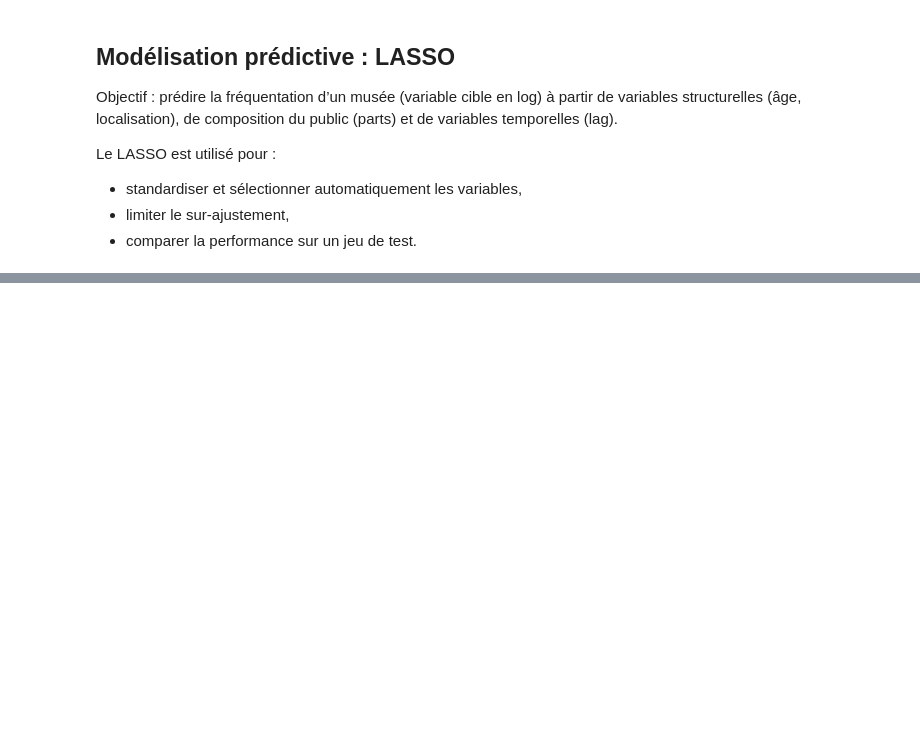
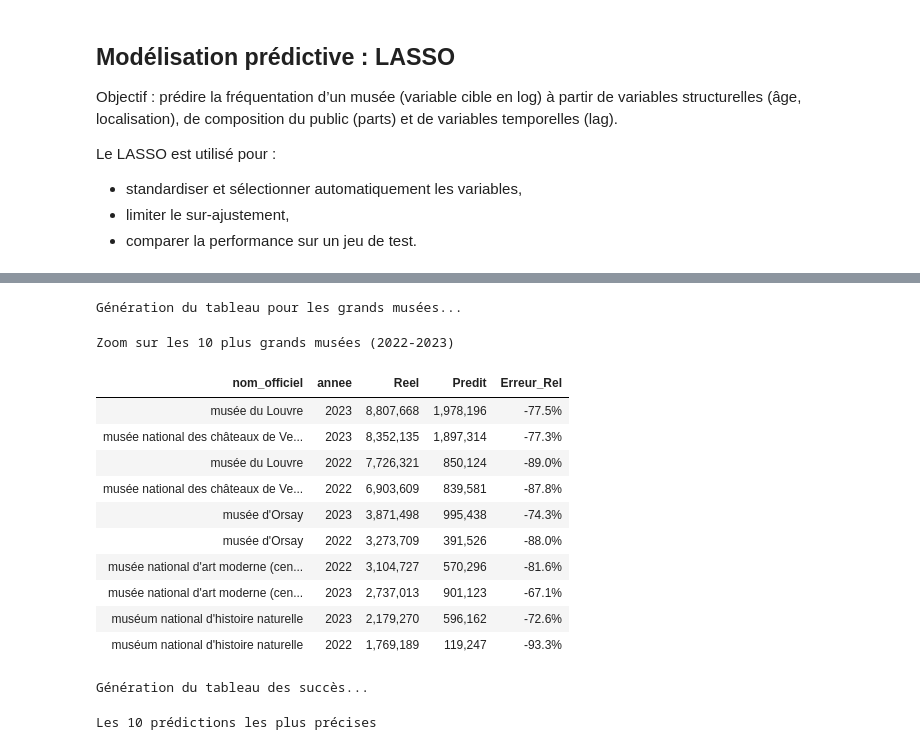
Before and after one commit to emmabezombes/prediction-musee, a Jupyter notebook: notebook/notebook_musees_test_valou.ipynb, the cells around one changed output, grey strips where cells are left out. Drawn from its saved outputs; the diff is of its cells as text; code cells hidden in the pictures; blank space fills up the shorter version.

```diff
--- a/notebook/notebook_musees_test_valou.ipynb
+++ b/notebook/notebook_musees_test_valou.ipynb
@@ -998,0 +1053,71 @@ Il convient toutefois de souligner que les résultats obtenus portent exclusivem
+# %%
+# ==============================================================================
+# 9. TABLEAU DES RESULTATS
+# ==============================================================================
+#!pip install Jinja2
+
+def afficher_tableau_propre(df_input, titre="Résultats"):
+    """
+    Fonction pour styliser le tableau des résultats :
+    - Formatage des grands nombres
+    - Barres de couleur pour l'erreur
+    - Code couleur pour la précision
+    """
+    # On sélectionne les colonnes utiles
+    cols = ["nom_officiel", "annee", "Reel", "Predit", "Erreur_Rel"]
+
+    # On crée une copie pour ne pas modifier l'original
+    style_df = df_input[cols].copy()
+
+    # Configuration du style
+    return (style_df.style
+            .format({
+                "Reel": "{:,.0f}",       # Séparateur de milliers
+                "Predit": "{:,.0f}",     # Séparateur de milliers
+                "Erreur_Rel": "{:+.1f}%" # Pourcentage avec signe + ou -
+            })
+            # Barre colorée pour visualiser l'ampleur de l'erreur (rouge si négatif, bleu si positif)
+            .bar(subset=["Erreur_Rel"], align='mid', color=['#d65f5f', '#5fba7d'])
+
+            # Titre et alignement
+            .set_caption(f"{titre}")
+            .set_properties(**{'text-align': 'right'}, subset=["Reel", "Predit", "Erreur_Rel"])
+            .set_table_styles([
+                {'selector': 'th', 'props': [('background-color', '#4e79a7'), ('color', 'white'), ('text-align', 'center')]},
+                {'selector': 'caption', 'props': [('font-size', '16px'), ('font-weight', 'bold'), ('margin-bottom', '10px')]}
+            ])
+            # On cache l'index numéroté (0, 1, 2...) pour faire plus propre
+            .hide(axis="index")
+    )
+
+# --- 1. ZOOM SUR LES "GÉANTS" (Top 10 fréquentation) ---
+# On prend les musées les plus fréquentés du jeu de test
+top_frequentation = df_results.sort_values("Reel", ascending=False).head(10)
+
+print("Génération du tableau pour les grands musées...")
+display(afficher_tableau_propre(top_frequentation, titre="Zoom sur les 10 plus grands musées (2022-2023)"))
+
+# --- 2. LES MEILLEURES PRÉDICTIONS ---
+# On prend les musées où l'erreur est la plus proche de 0 (et qui ont une taille significative > 5000)
+top_succes = df_results[df_results["Reel"] > 5000].copy()
+top_succes["abs_err"] = top_succes["Erreur_Rel"].abs()
+top_succes = top_succes.sort_values("abs_err").head(10)
+
+print("\nGénération du tableau des succès...")
+display(afficher_tableau_propre(top_succes, titre="Les 10 prédictions les plus précises"))
+# %% [output]
+Génération du tableau pour les grands musées...
+Zoom sur les 10 plus grands musées (2022-2023)
+| nom_officiel | annee | Reel | Predit | Erreur_Rel |
+| musée du Louvre | 2023 | 8,807,668 | 1,978,196 | -77.5% |
+| musée national des châteaux de Ve... | 2023 | 8,352,135 | 1,897,314 | -77.3% |
+| musée du Louvre | 2022 | 7,726,321 | 850,124 | -89.0% |
+| musée national des châteaux de Ve... | 2022 | 6,903,609 | 839,581 | -87.8% |
+| musée d'Orsay | 2023 | 3,871,498 | 995,438 | -74.3% |
+| musée d'Orsay | 2022 | 3,273,709 | 391,526 | -88.0% |
+| musée national d'art moderne (cen... | 2022 | 3,104,727 | 570,296 | -81.6% |
+| musée national d'art moderne (cen... | 2023 | 2,737,013 | 901,123 | -67.1% |
+| muséum national d'histoire naturelle | 2023 | 2,179,270 | 596,162 | -72.6% |
+| muséum national d'histoire naturelle | 2022 | 1,769,189 | 119,247 | -93.3% |
+Génération du tableau des succès...
+Les 10 prédictions les plus précises
```
Also changed, not shown: parts of 40 cells of this notebook.
